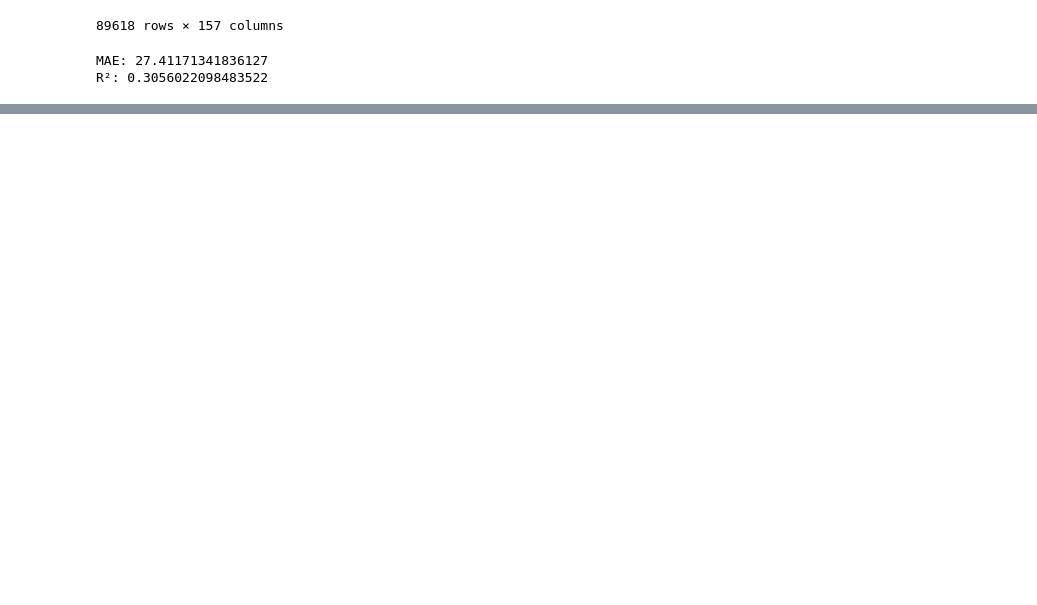
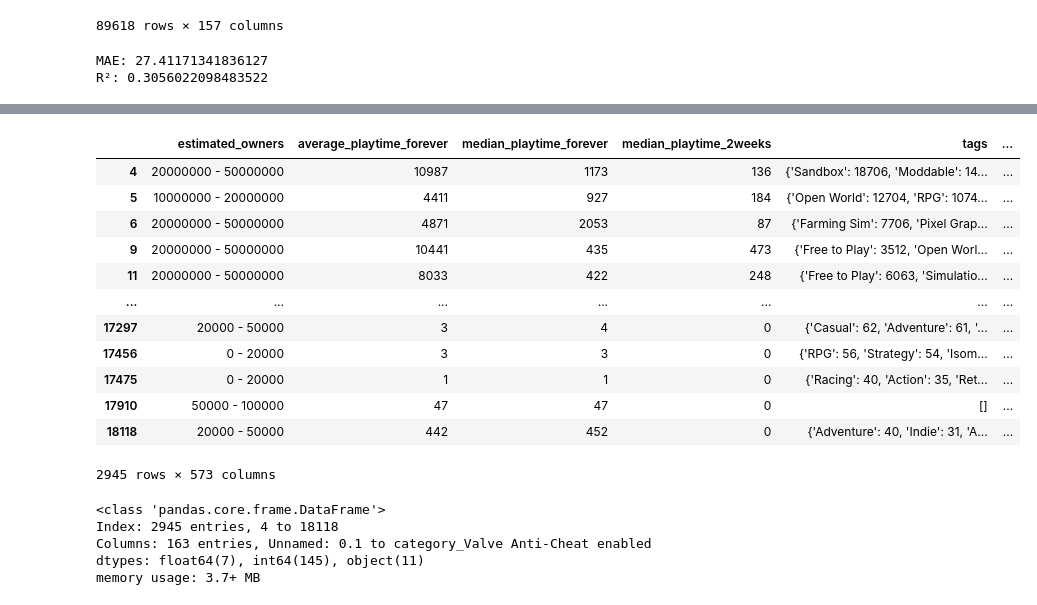
Before and after one commit to GringoLingoDingo/GHUNTER_FORECASTING, a Jupyter notebook: DataBase.ipynb, the cells around one changed output, grey strips where cells are left out. Saved outputs shown, nothing was run; the diff lists cells and outputs as text; code cells hidden in the pictures; blank space fills up the shorter version.

```diff
--- a/DataBase.ipynb
+++ b/DataBase.ipynb
@@ -361,0 +1213,3 @@ R²: 0.3056022098483522
+# %%
+pd.set_option('display.max_columns', None)
+pd.set_option('display.expand_frame_repr', False)
@@ -361,0 +1232,41 @@ R²: 0.3056022098483522
+# %%
+import ast
+
+# Convert string representation of lists into actual lists
+df_clean['categories'] = df_clean['categories'].apply(ast.literal_eval)
+# %%
+from sklearn.preprocessing import MultiLabelBinarizer
+
+mlb = MultiLabelBinarizer()
+category_encoded = pd.DataFrame(mlb.fit_transform(df_clean['categories']),
+                                columns=[f'category_{c}' for c in mlb.classes_],
+                                index=df_clean.index)
+
+# Merge with original dataframe
+df_clean = pd.concat([df_clean, category_encoded], axis=1)
+# %%
+df_playtimes = df_clean[df_clean['category_Single-player'] == 1].copy()
+# %%
+df_playtimes
+# %% [output]
+|  | estimated_owners | average_playtime_forever | median_playtime_forever | median_playtime_2weeks | tags | ... |
+| 4 | 20000000 - 50000000 | 10987 | 1173 | 136 | {'Sandbox': 18706, 'Moddable': 14... | ... |
+| 5 | 10000000 - 20000000 | 4411 | 927 | 184 | {'Open World': 12704, 'RPG': 1074... | ... |
+| 6 | 20000000 - 50000000 | 4871 | 2053 | 87 | {'Farming Sim': 7706, 'Pixel Grap... | ... |
+| 9 | 20000000 - 50000000 | 10441 | 435 | 473 | {'Free to Play': 3512, 'Open Worl... | ... |
+| 11 | 20000000 - 50000000 | 8033 | 422 | 248 | {'Free to Play': 6063, 'Simulatio... | ... |
+| ... | ... | ... | ... | ... | ... | ... |
+| 17297 | 20000 - 50000 | 3 | 4 | 0 | {'Casual': 62, 'Adventure': 61, '... | ... |
+| 17456 | 0 - 20000 | 3 | 3 | 0 | {'RPG': 56, 'Strategy': 54, 'Isom... | ... |
+| 17475 | 0 - 20000 | 1 | 1 | 0 | {'Racing': 40, 'Action': 35, 'Ret... | ... |
+| 17910 | 50000 - 100000 | 47 | 47 | 0 | [] | ... |
+| 18118 | 20000 - 50000 | 442 | 452 | 0 | {'Adventure': 40, 'Indie': 31, 'A... | ... |
+2945 rows × 573 columns
+# %%
+df_playtimes.info()
+# %% [output]
+<class 'pandas.core.frame.DataFrame'>
+Index: 2945 entries, 4 to 18118
+Columns: 163 entries, Unnamed: 0.1 to category_Valve Anti-Cheat enabled
+dtypes: float64(7), int64(145), object(11)
+memory usage: 3.7+ MB
```
Also changed, not shown: parts of 67 cells of this notebook, 19 other files.
